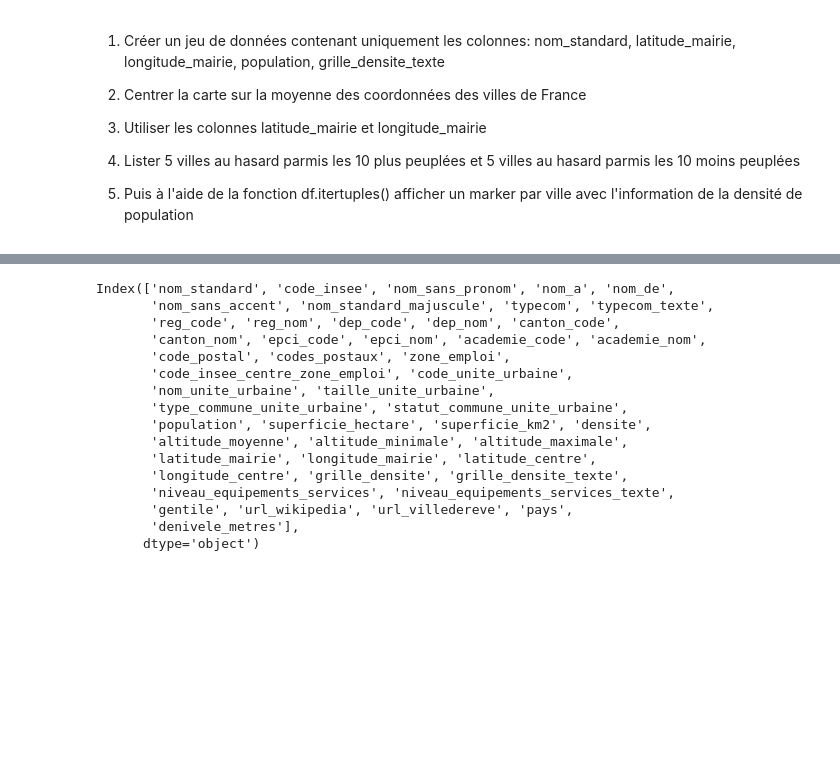
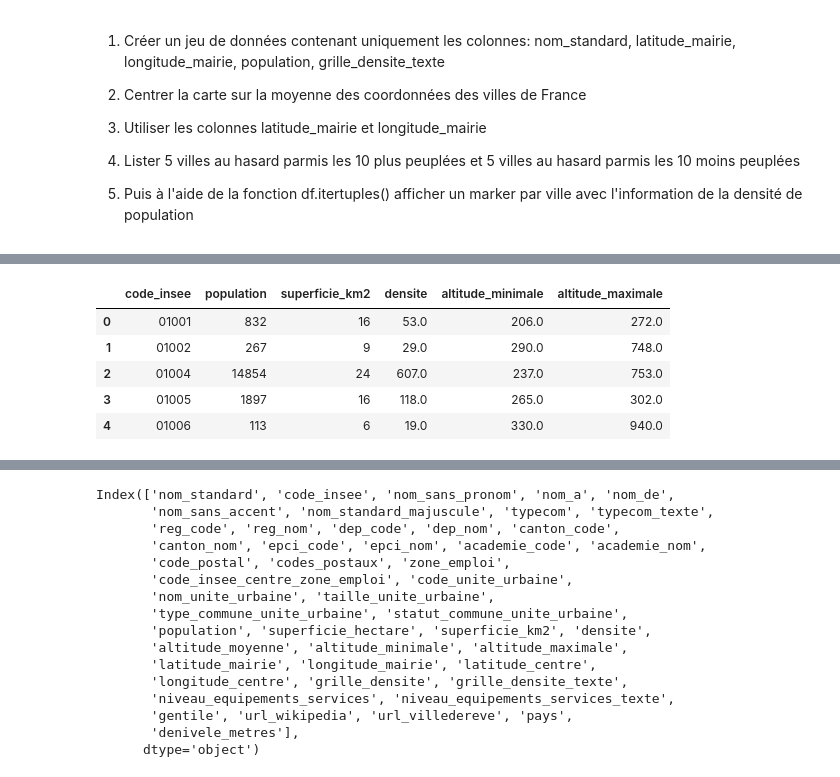
Before and after one commit to ldom1/sorbonne_mimo_python, a Jupyter notebook: 6_manipulation_donnees_pandas/0_cours.ipynb, the cells around one changed output, grey strips where cells are left out. Cells and saved outputs as stored; diff of their text form; code cells hidden in the pictures; blank space fills up the shorter version.

```diff
--- a/6_manipulation_donnees_pandas/0_cours.ipynb
+++ b/6_manipulation_donnees_pandas/0_cours.ipynb
@@ -1210,0 +1266,9 @@ La librairie Nominatim permet quant-à elle de localiser votre position de multi
+# %%
+df_stats.head()
+# %% [output]
+|  | code_insee | population | superficie_km2 | densite | altitude_minimale | altitude_maximale |
+| 0 | 01001 | 832 | 16 | 53.0 | 206.0 | 272.0 |
+| 1 | 01002 | 267 | 9 | 29.0 | 290.0 | 748.0 |
+| 2 | 01004 | 14854 | 24 | 607.0 | 237.0 | 753.0 |
+| 3 | 01005 | 1897 | 16 | 118.0 | 265.0 | 302.0 |
+| 4 | 01006 | 113 | 6 | 19.0 | 330.0 | 940.0 |
```
Also changed, not shown: parts of 22 cells of this notebook.
